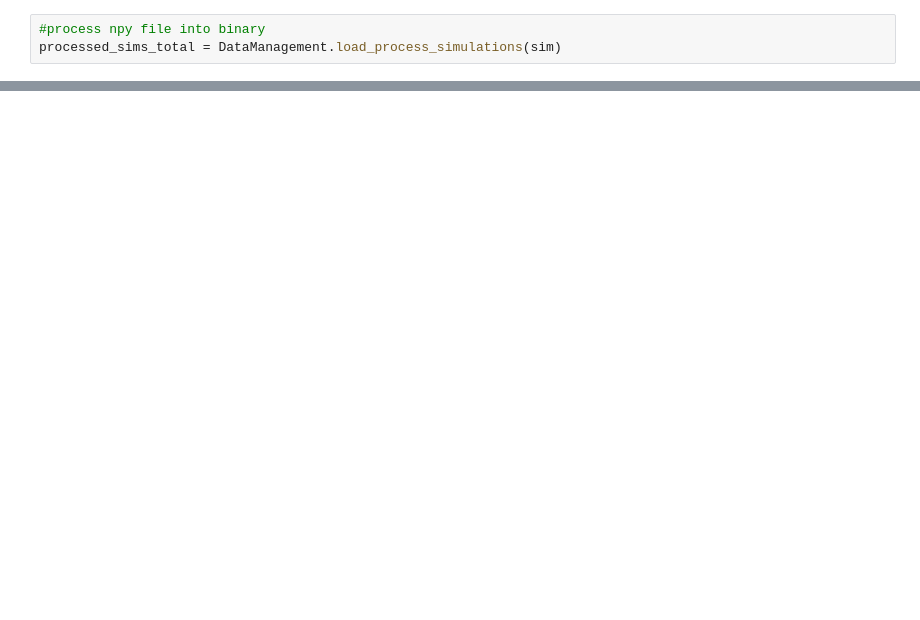
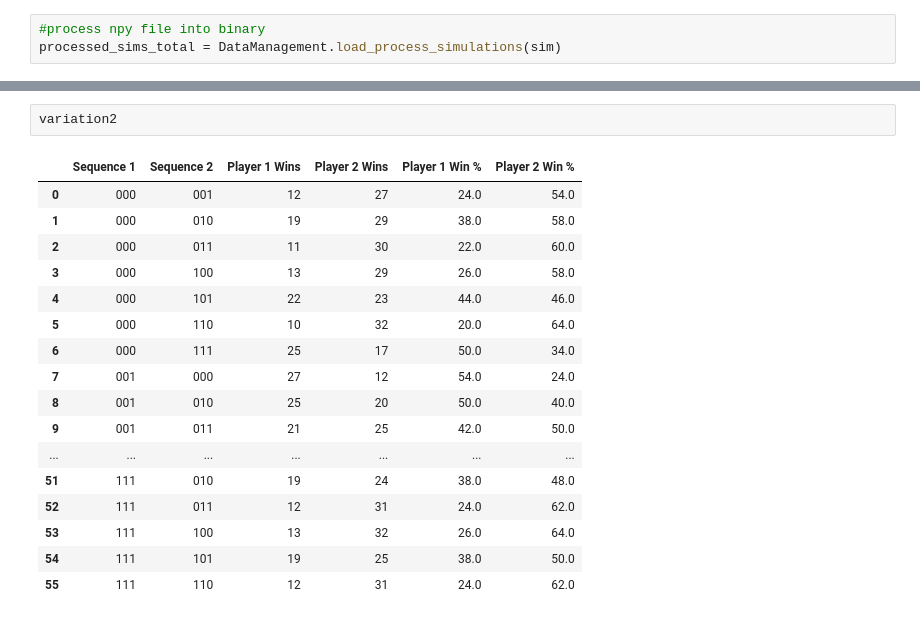
Before and after one commit to CarloMehegan/penney-game, a Jupyter notebook: run_everything.ipynb, the cells around one changed output, grey strips where cells are left out. Cells and saved outputs as stored; diff of their text form; blank space fills up the shorter version.

```diff
--- a/run_everything.ipynb
+++ b/run_everything.ipynb
@@ -34,0 +40,20 @@ variation1, variation2 = DataManagement.analyze_all_combinations(processed_sims_
+# %%
+variation2
+# %% [output]
+|  | Sequence 1 | Sequence 2 | Player 1 Wins | Player 2 Wins | Player 1 Win % | Player 2 Win % |
+| 0 | 000 | 001 | 12 | 27 | 24.0 | 54.0 |
+| 1 | 000 | 010 | 19 | 29 | 38.0 | 58.0 |
+| 2 | 000 | 011 | 11 | 30 | 22.0 | 60.0 |
+| 3 | 000 | 100 | 13 | 29 | 26.0 | 58.0 |
+| 4 | 000 | 101 | 22 | 23 | 44.0 | 46.0 |
+| 5 | 000 | 110 | 10 | 32 | 20.0 | 64.0 |
+| 6 | 000 | 111 | 25 | 17 | 50.0 | 34.0 |
+| 7 | 001 | 000 | 27 | 12 | 54.0 | 24.0 |
+| 8 | 001 | 010 | 25 | 20 | 50.0 | 40.0 |
+| 9 | 001 | 011 | 21 | 25 | 42.0 | 50.0 |
+| ... | ... | ... | ... | ... | ... | ... |
+| 51 | 111 | 010 | 19 | 24 | 38.0 | 48.0 |
+| 52 | 111 | 011 | 12 | 31 | 24.0 | 62.0 |
+| 53 | 111 | 100 | 13 | 32 | 26.0 | 64.0 |
+| 54 | 111 | 101 | 19 | 25 | 38.0 | 50.0 |
+| 55 | 111 | 110 | 12 | 31 | 24.0 | 62.0 |
```
Also changed, not shown: parts of 4 cells of this notebook, 4 other files.
